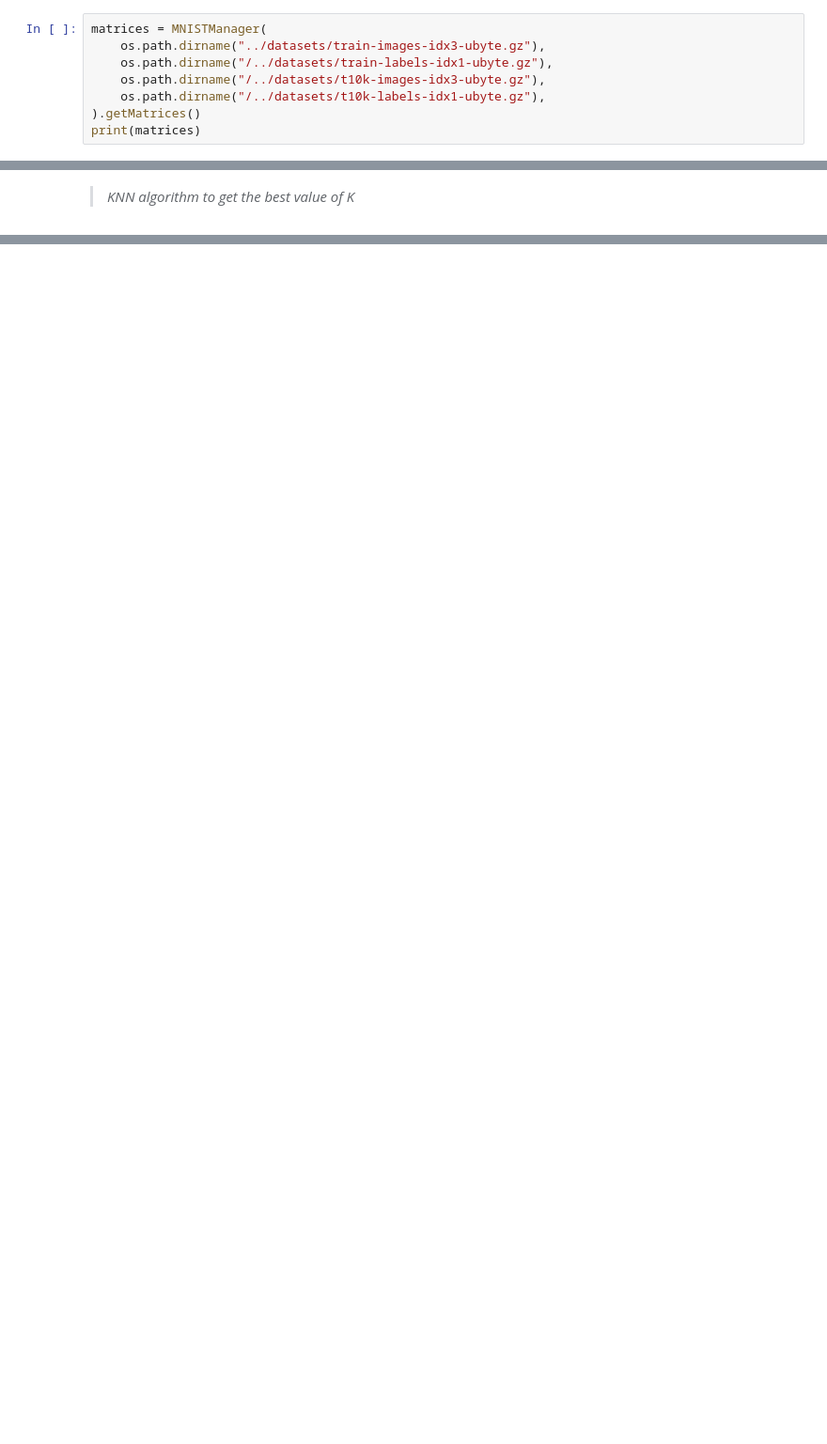
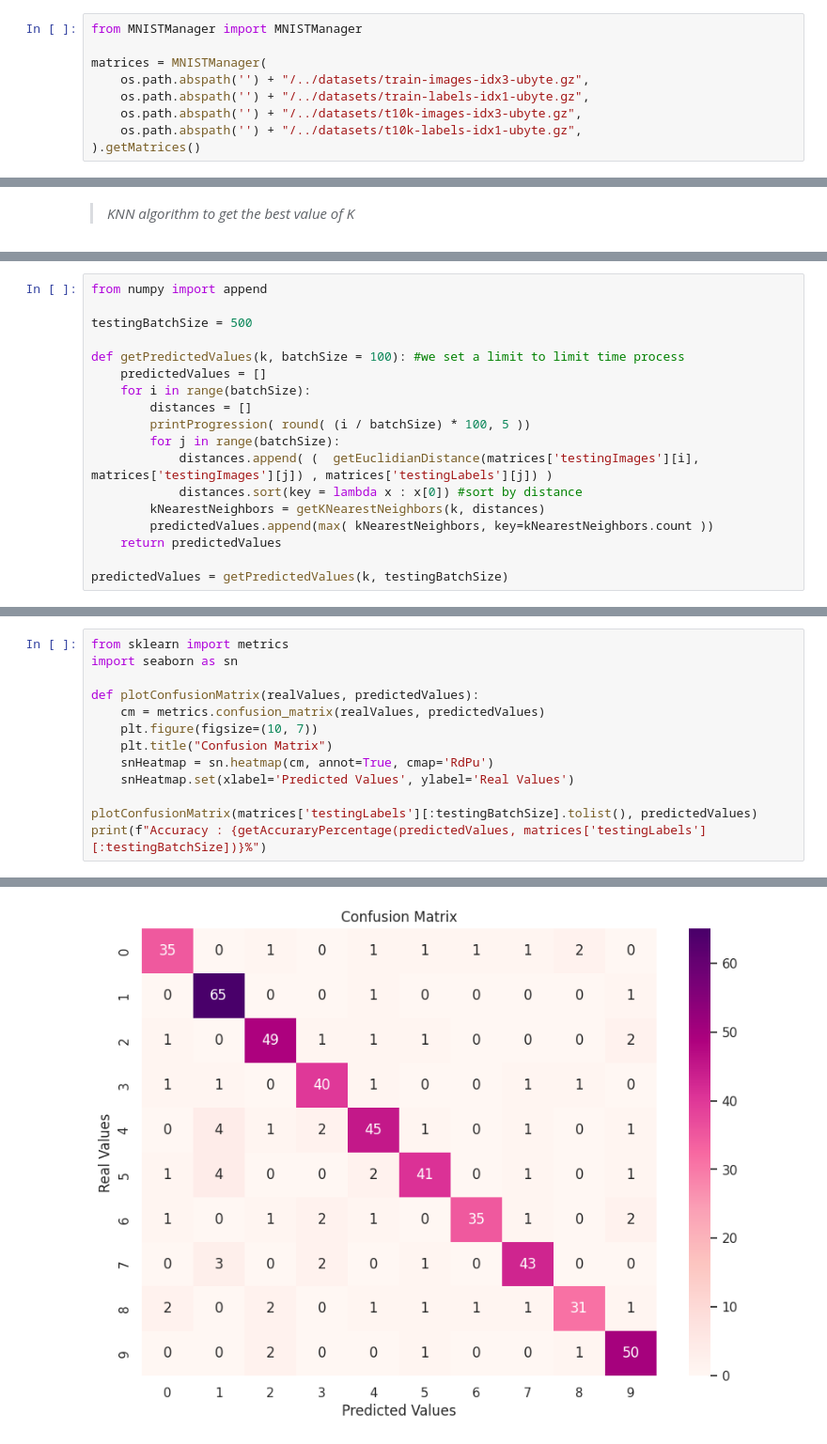
Before and after one commit to MatteoDeVita/ai-big-data-bootstrap-zoidberg, a Jupyter notebook: src/myOwnLib.ipynb, the cells around one changed output, grey strips where cells are left out. Shown: that part at 94% size. Saved outputs shown, nothing was run; the diff lists cells and outputs as text; blank space fills up the shorter version.

```diff
--- a/src/myOwnLib.ipynb
+++ b/src/myOwnLib.ipynb
@@ -13,10 +15,11 @@ import sys
 * testingImages : 10000 testing 28*28 images
 * testingLabels : 10000 labels for each testing images
 # %%
+from MNISTManager import MNISTManager
+
 matrices = MNISTManager(
-    os.path.dirname("../datasets/train-images-idx3-ubyte.gz"),
-    os.path.dirname("/../datasets/train-labels-idx1-ubyte.gz"),
-    os.path.dirname("/../datasets/t10k-images-idx3-ubyte.gz"),
-    os.path.dirname("/../datasets/t10k-labels-idx1-ubyte.gz"),
+    os.path.abspath('') + "/../datasets/train-images-idx3-ubyte.gz",
+    os.path.abspath('') + "/../datasets/train-labels-idx1-ubyte.gz",
+    os.path.abspath('') + "/../datasets/t10k-images-idx3-ubyte.gz",
+    os.path.abspath('') + "/../datasets/t10k-labels-idx1-ubyte.gz",
 ).getMatrices()
-print(matrices)
@@ -62,0 +97,18 @@ NameError: name 'matrices' is not defined
+# %%
+from numpy import append
+
+testingBatchSize = 500
+
+def getPredictedValues(k, batchSize = 100): #we set a limit to limit time process
+    predictedValues = []
+    for i in range(batchSize):
+        distances = []
+        printProgression( round( (i / batchSize) * 100, 5 ))
+        for j in range(batchSize):
+            distances.append( (  getEuclidianDistance(matrices['testingImages'][i], matrices['testingImages'][j]) , matrices['testingLabels'][j]) )
+            distances.sort(key = lambda x : x[0]) #sort by distance
+        kNearestNeighbors = getKNearestNeighbors(k, distances)
+        predictedValues.append(max( kNearestNeighbors, key=kNearestNeighbors.count ))
+    return predictedValues
+
+predictedValues = getPredictedValues(k, testingBatchSize)
@@ -62,0 +119,14 @@ NameError: name 'matrices' is not defined
+# %%
+from sklearn import metrics
+import seaborn as sn
+
+def plotConfusionMatrix(realValues, predictedValues):
+    cm = metrics.confusion_matrix(realValues, predictedValues)
+    plt.figure(figsize=(10, 7))
+    plt.title("Confusion Matrix")
+    snHeatmap = sn.heatmap(cm, annot=True, cmap='RdPu')
+    snHeatmap.set(xlabel='Predicted Values', ylabel='Real Values')
+
+plotConfusionMatrix(matrices['testingLabels'][:testingBatchSize].tolist(), predictedValues)
+print(f"Accuracy : {getAccuraryPercentage(predictedValues, matrices['testingLabels'][:testingBatchSize])}%")
+# %% [output]
@@ -62,0 +134 @@ NameError: name 'matrices' is not defined
+[figure, added]
```
Also changed, not shown: parts of 10 cells of this notebook.
